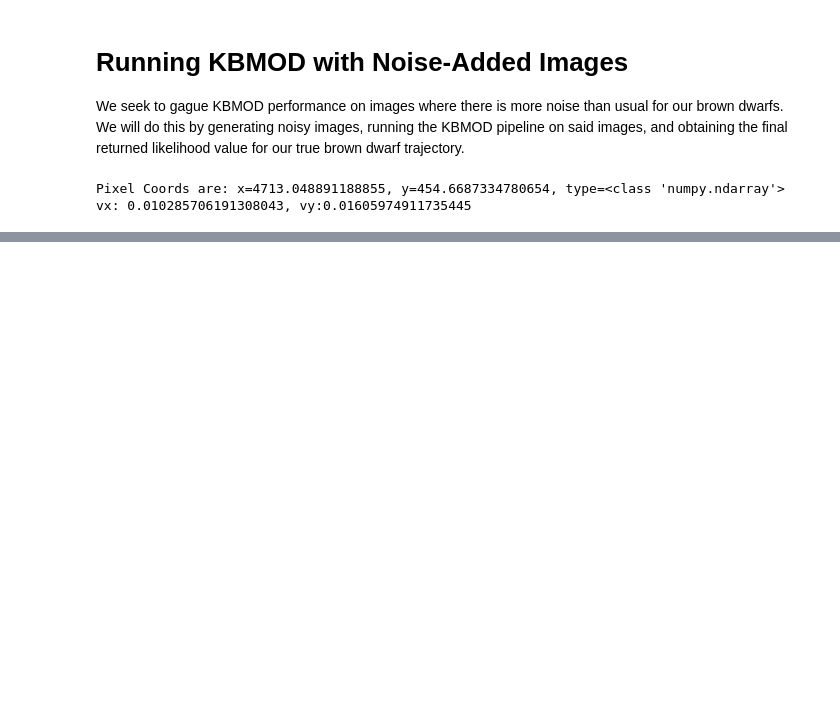
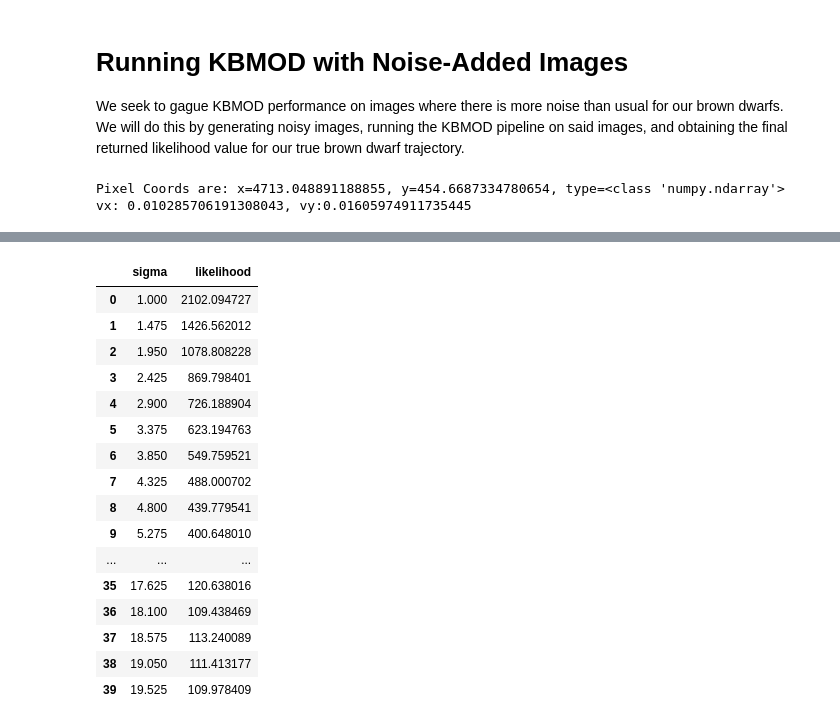
Before and after one commit to JoaoDPassos/brown-dwarf-search, a Jupyter notebook: Jupyter Notebooks/hpms_search/kbmod/kbmod_noise_runs.ipynb, the cells around one changed output, grey strips where cells are left out. Cells and saved outputs as stored; diff of their text form; code cells hidden in the pictures; blank space fills up the shorter version.

```diff
--- a/Jupyter Notebooks/hpms_search/kbmod/kbmod_noise_runs.ipynb
+++ b/Jupyter Notebooks/hpms_search/kbmod/kbmod_noise_runs.ipynb
@@ -217,0 +235,20 @@ results = noise_runs(raw_imgs_dir, noise_min, noise_max, noise_steps,
+# %%
+results
+# %% [output]
+|  | sigma | likelihood |
+| 0 | 1.000 | 2102.094727 |
+| 1 | 1.475 | 1426.562012 |
+| 2 | 1.950 | 1078.808228 |
+| 3 | 2.425 | 869.798401 |
+| 4 | 2.900 | 726.188904 |
+| 5 | 3.375 | 623.194763 |
+| 6 | 3.850 | 549.759521 |
+| 7 | 4.325 | 488.000702 |
+| 8 | 4.800 | 439.779541 |
+| 9 | 5.275 | 400.648010 |
+| ... | ... | ... |
+| 35 | 17.625 | 120.638016 |
+| 36 | 18.100 | 109.438469 |
+| 37 | 18.575 | 113.240089 |
+| 38 | 19.050 | 111.413177 |
+| 39 | 19.525 | 109.978409 |
```
Also changed, not shown: parts of 4 cells of this notebook, 1 other file.
